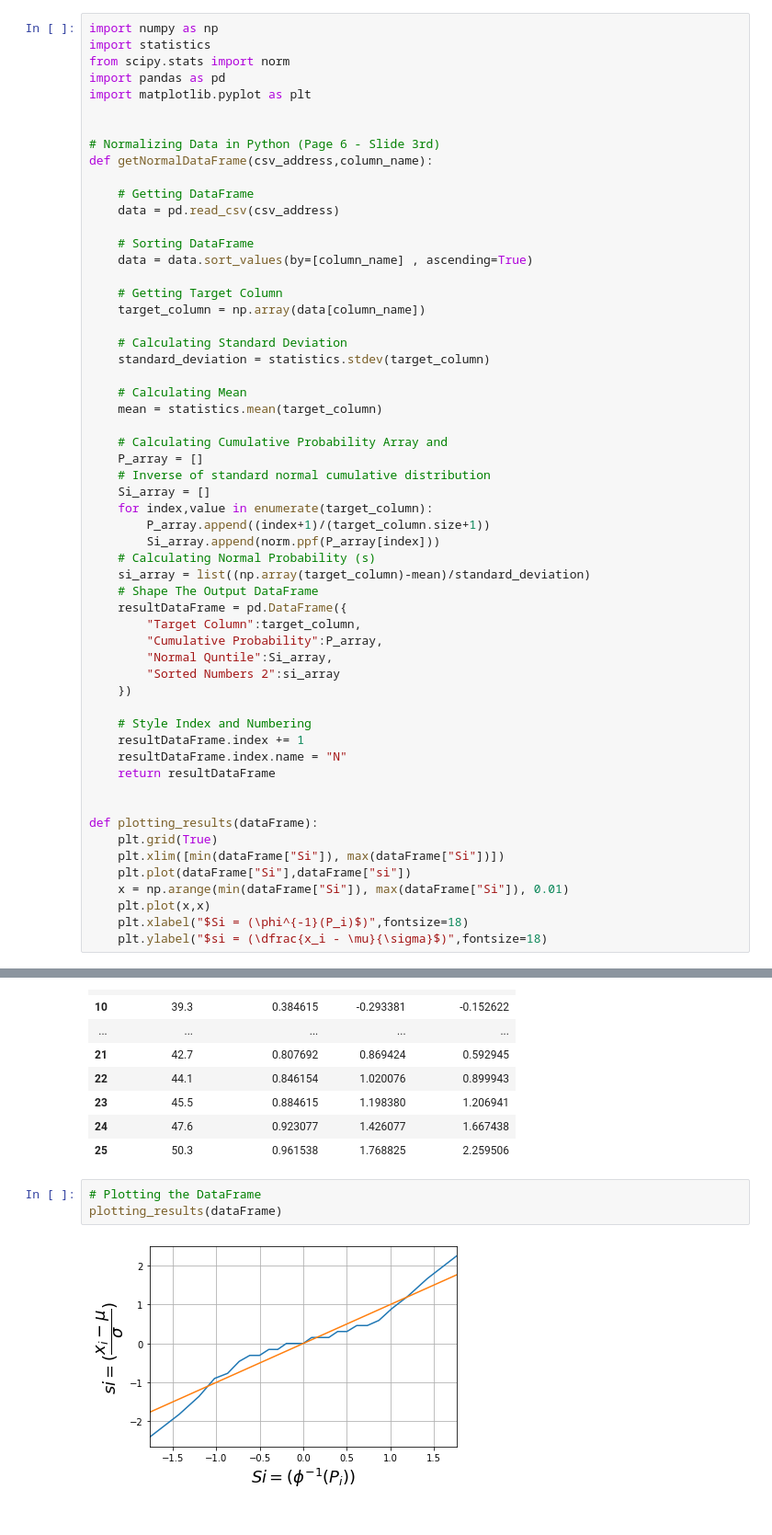
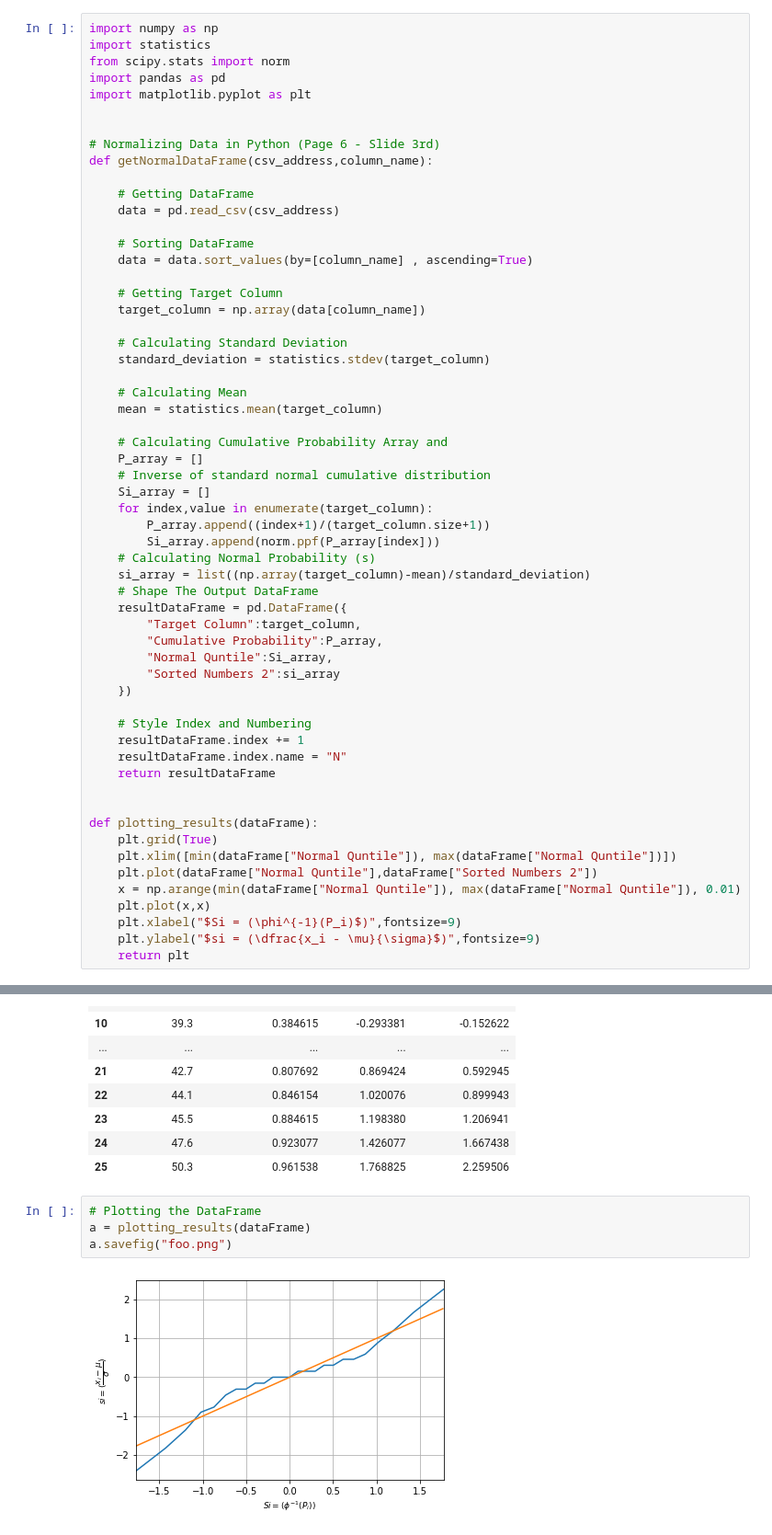
Before and after one commit to AmirHKiani98/Risk-Management, a Jupyter notebook: normal distribution/calculate_normal_distributaion.ipynb, the cells around one changed output, grey strips where cells are left out. Shown at 92% size. Cells and saved outputs as stored; diff of their text form.

```diff
--- a/normal distribution/calculate_normal_distributaion.ipynb
+++ b/normal distribution/calculate_normal_distributaion.ipynb
@@ -89,12 +82,13 @@ def getNormalDataFrame(csv_address,column_name):
 
 def plotting_results(dataFrame):
     plt.grid(True)
-    plt.xlim([min(dataFrame["Si"]), max(dataFrame["Si"])])
-    plt.plot(dataFrame["Si"],dataFrame["si"])
-    x = np.arange(min(dataFrame["Si"]), max(dataFrame["Si"]), 0.01)
+    plt.xlim([min(dataFrame["Normal Quntile"]), max(dataFrame["Normal Quntile"])])
+    plt.plot(dataFrame["Normal Quntile"],dataFrame["Sorted Numbers 2"])
+    x = np.arange(min(dataFrame["Normal Quntile"]), max(dataFrame["Normal Quntile"]), 0.01)
     plt.plot(x,x)
-    plt.xlabel("$Si = (\phi^{-1}(P_i)$)",fontsize=18)
-    plt.ylabel("$si = (\dfrac{x_i - \mu}{\sigma}$)",fontsize=18)
+    plt.xlabel("$Si = (\phi^{-1}(P_i)$)",fontsize=9)
+    plt.ylabel("$si = (\dfrac{x_i - \mu}{\sigma}$)",fontsize=9)
+    return plt
 # %% [markdown]
 <div style="">
     <h2 style="text-align:left;">Getting The Result</h2>
@@ -137,6 +131,7 @@ display(dataFrame)
 | 25 | 50.3 | 0.961538 | 1.768825 | 2.259506 |
 # %%
 # Plotting the DataFrame
-plotting_results(dataFrame)
+a = plotting_results(dataFrame)
+a.savefig("foo.png")
 # %% [output]
-[figure, old version]
+[figure, new version]
```
Also changed, not shown: parts of 1 cell of this notebook, 2 other files.
